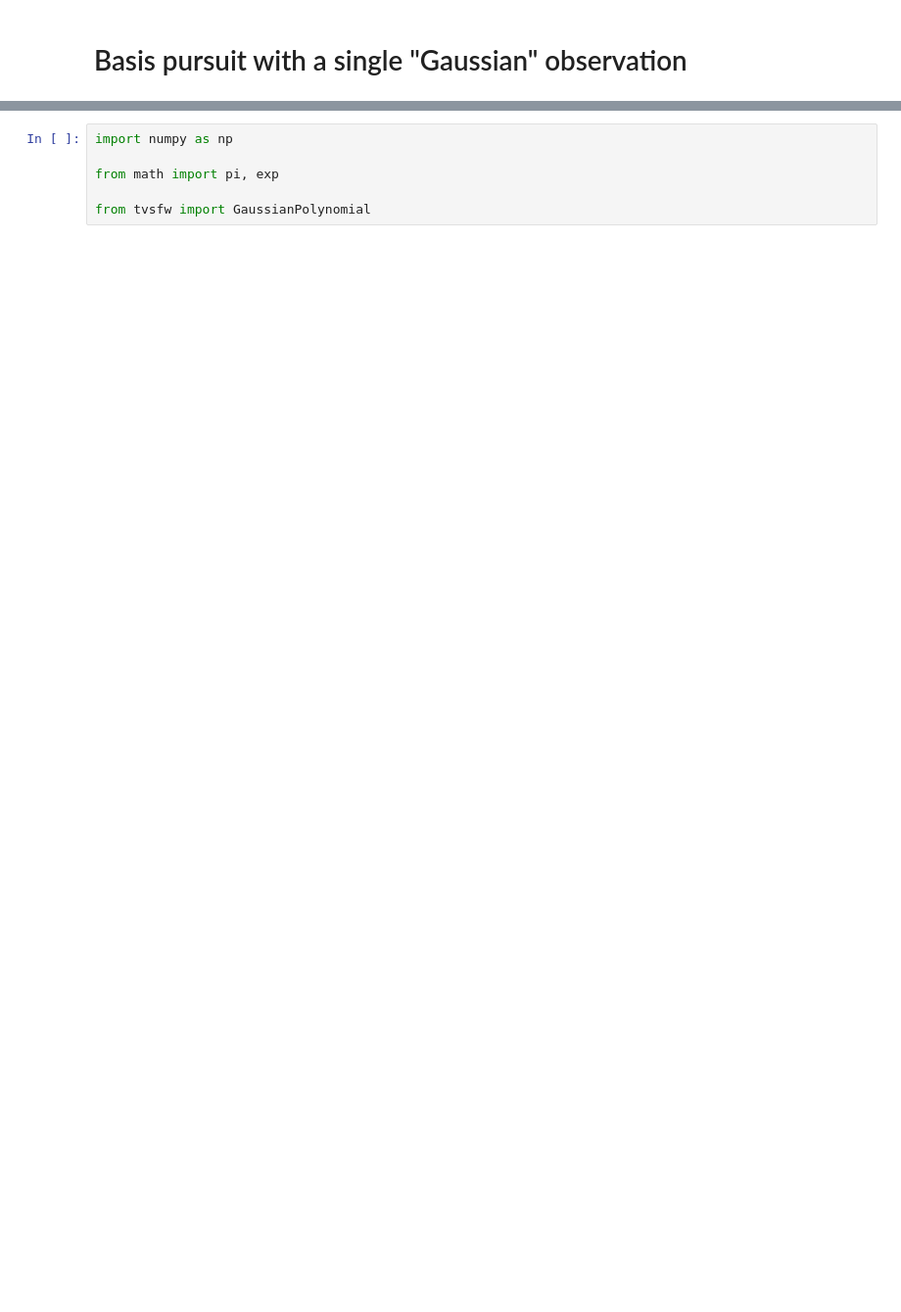
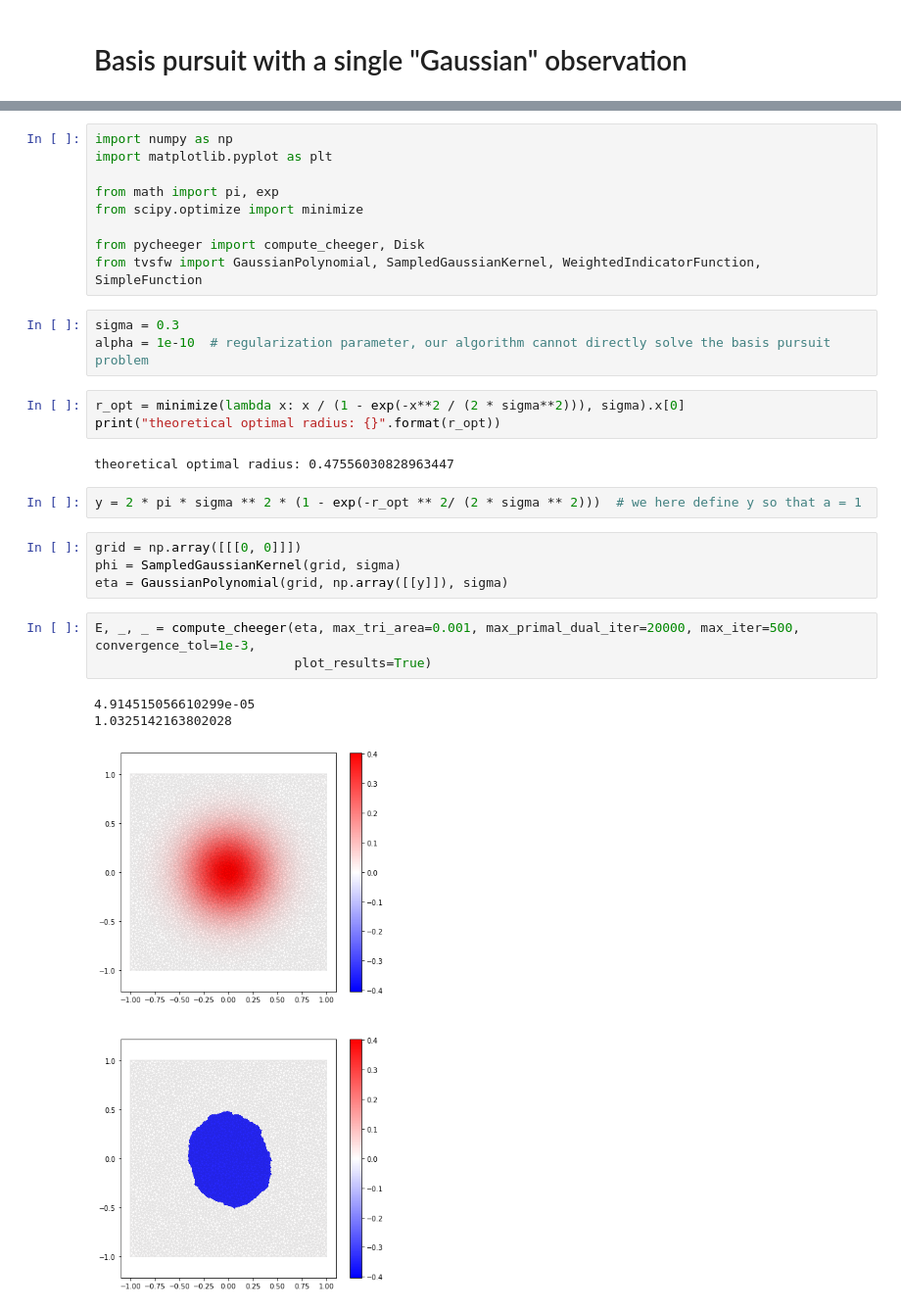
Before and after one commit to rpetit/tvsfw, a Jupyter notebook: experiments/exp1.ipynb, the cells around one changed output, grey strips where cells are left out. Shown: that part at 98% size. Saved outputs shown, nothing was run; the diff lists cells and outputs as text; blank space fills up the shorter version.

```diff
--- a/experiments/exp1.ipynb
+++ b/experiments/exp1.ipynb
@@ -17,6 +23,30 @@ Let us investigate whether we are able to recover this result numerically or not
 # %%
 import numpy as np
+import matplotlib.pyplot as plt
 
 from math import pi, exp
+from scipy.optimize import minimize
 
-from tvsfw import GaussianPolynomial
+from pycheeger import compute_cheeger, Disk
+from tvsfw import GaussianPolynomial, SampledGaussianKernel, WeightedIndicatorFunction, SimpleFunction
+# %%
+sigma = 0.3
+alpha = 1e-10  # regularization parameter, our algorithm cannot directly solve the basis pursuit problem
+# %%
+r_opt = minimize(lambda x: x / (1 - exp(-x**2 / (2 * sigma**2))), sigma).x[0]
+print("theoretical optimal radius: {}".format(r_opt))
+# %% [output]
+theoretical optimal radius: 0.47556030828963447
+# %%
+y = 2 * pi * sigma ** 2 * (1 - exp(-r_opt ** 2/ (2 * sigma ** 2)))  # we here define y so that a = 1
+# %%
+grid = np.array([[[0, 0]]])
+phi = SampledGaussianKernel(grid, sigma)
+eta = GaussianPolynomial(grid, np.array([[y]]), sigma)
+# %%
+E, _, _ = compute_cheeger(eta, max_tri_area=0.001, max_primal_dual_iter=20000, max_iter=500, convergence_tol=1e-3,
+                          plot_results=True)
+# %% [output]
+4.914515056610299e-05
+1.0325142163802028
+[figure, added]
```
Also changed, not shown: parts of 12 cells of this notebook, 13 other files.
